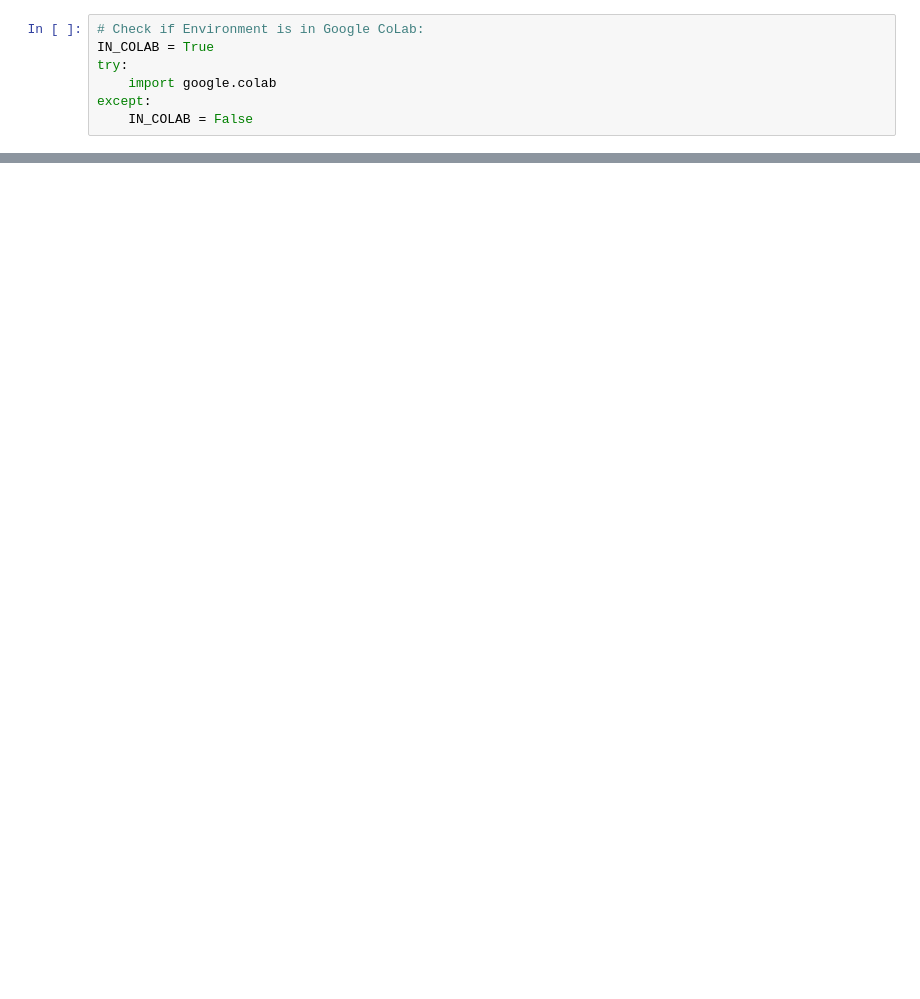
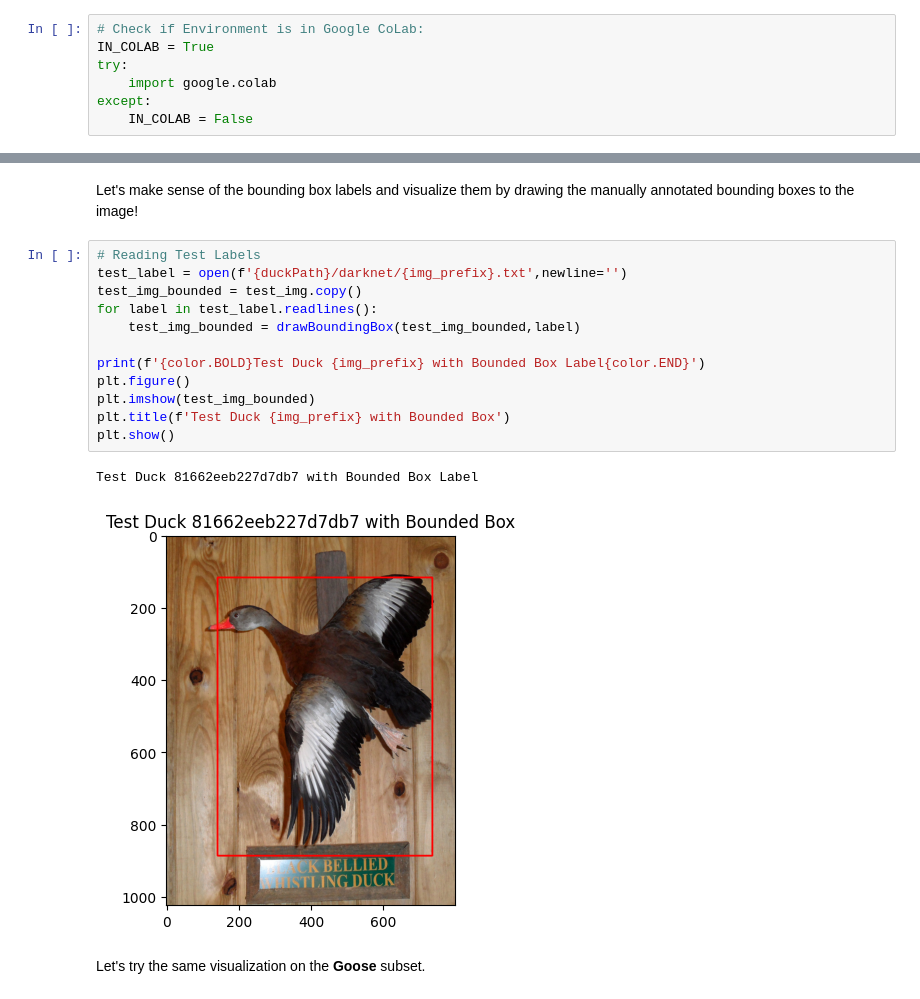
Before and after one commit to dotimothy/DuckDetector, a Jupyter notebook: TrainDuckDetector.ipynb, the cells around one changed output, grey strips where cells are left out. Cells and saved outputs as stored; diff of their text form; blank space fills up the shorter version.

```diff
--- a/TrainDuckDetector.ipynb
+++ b/TrainDuckDetector.ipynb
@@ -88,0 +181,19 @@ GPU: Tesla T4
+# %% [markdown]
+Let's make sense of the bounding box labels and visualize them by drawing the manually annotated bounding boxes to the image!
+# %%
+# Reading Test Labels
+test_label = open(f'{duckPath}/darknet/{img_prefix}.txt',newline='')
+test_img_bounded = test_img.copy()
+for label in test_label.readlines():
+    test_img_bounded = drawBoundingBox(test_img_bounded,label)
+
+print(f'{color.BOLD}Test Duck {img_prefix} with Bounded Box Label{color.END}')
+plt.figure()
+plt.imshow(test_img_bounded)
+plt.title(f'Test Duck {img_prefix} with Bounded Box')
+plt.show()
+# %% [output]
+Test Duck 81662eeb227d7db7 with Bounded Box Label
+[figure, added]
+# %% [markdown]
+Let's try the same visualization on the **Goose** subset.
```
Also changed, not shown: parts of 15 cells of this notebook.
